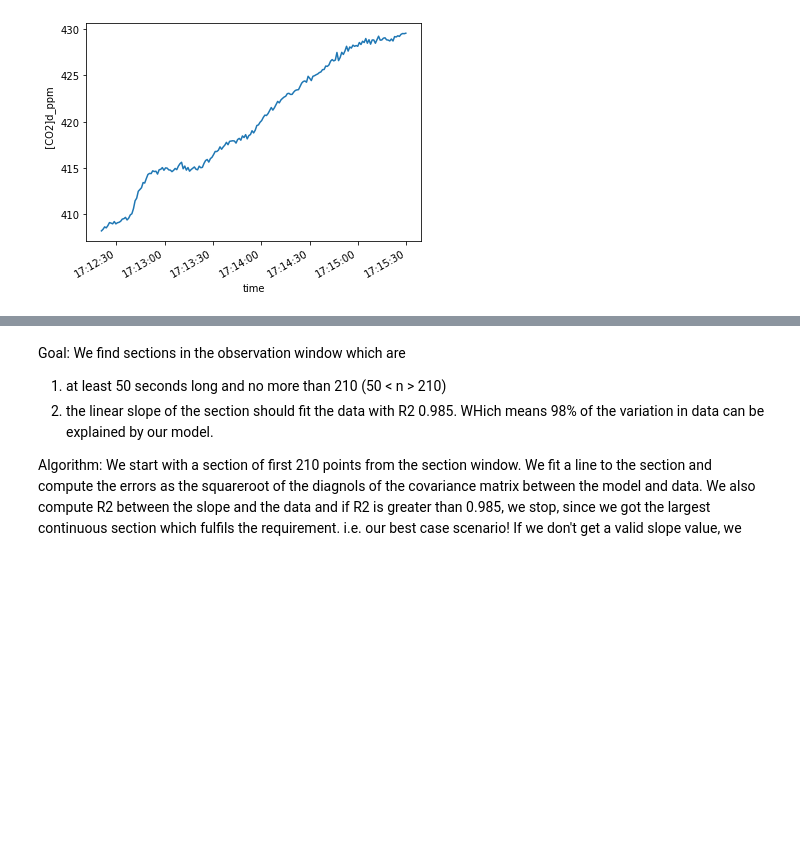
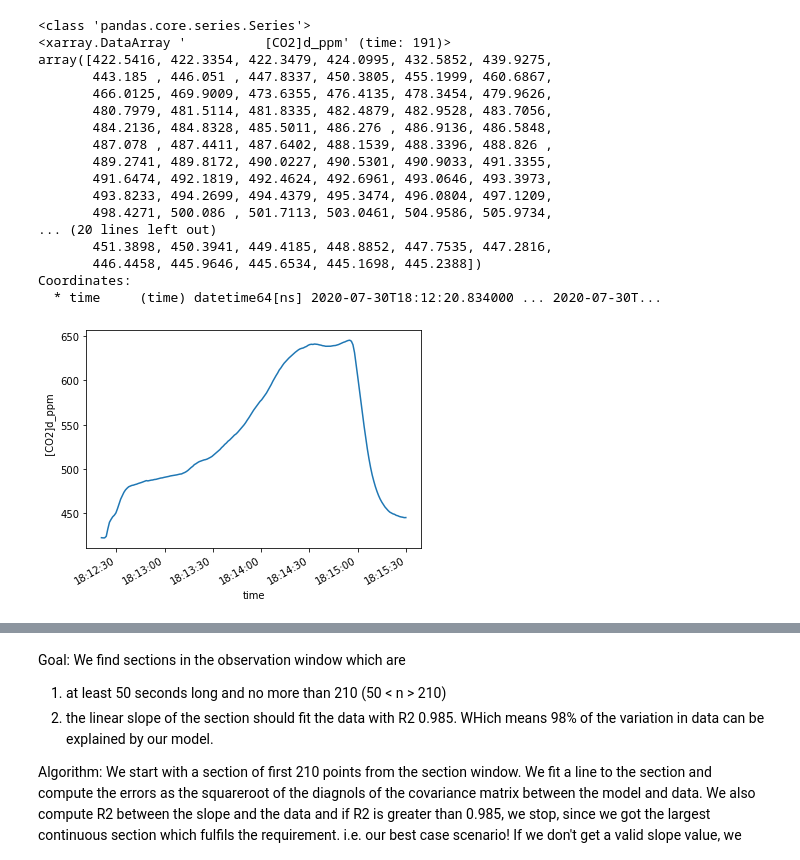
Before and after one commit to simonpeterson/methane, a Jupyter notebook: BTL_Collar_Monitring.ipynb, the cells around one changed output, grey strips where cells are left out. Drawn from its saved outputs; the diff is of its cells as text; code cells hidden in the pictures; blank space fills up the shorter version.

```diff
--- a/BTL_Collar_Monitring.ipynb
+++ b/BTL_Collar_Monitring.ipynb
@@ -5,7 +5,6 @@ import matplotlib.pyplot as plt
 import pandas as pd
 from pathlib import Path
 from math import *
-
 #########!!!INPUT!!!########!!!INPUT!!!####!!!INPUT!!!##################
 #########!!!INPUT!!!########!!!INPUT!!!####!!!INPUT!!!##################
 #Sample ID
@@ -24,7 +23,7 @@ xh = np.mean([34.5])-sub_d
 # #when partially submerged (non-collar measurements), comment out 1st "collar_h" (the one that subtracts the collar plunge depth, 3.53), and
 # #uncomment the 2nd "collar_h" with a mean of "0"
 #collar_h = meancollar-3.53
-#collar_h = np.mean([0])
+collar_h = np.mean([0])
 
 #Atmospheric Pressure (inHg)
 #https://www.wunderground.com/dashboard/pws/KAKFAIRB30/graph/2019-03-6/2019-03-6/daily
@@ -36,7 +35,7 @@ xh = np.mean([34.5])-sub_d
 #########!!!INPUT!!!########!!!INPUT!!!####!!!INPUT!!!##################
 #########!!!INPUT!!!########!!!INPUT!!!####!!!INPUT!!!##################
 #Pressure data from Big Trail Tower Data file(units of Pa)
-dfp = pd.read_csv(r'C:\Users\Simon\Documents\methane\June2019_T_P.csv', delimiter=',', parse_dates=[['date','time']])
+dfp = pd.read_csv(r'C:\Users\Simon\Documents\methane\inputs\weather_data\June2019_T_P.csv', delimiter=',', parse_dates=[['date','time']])
 P_Pa = dfp.loc[dfp['date_time'] == '6/11/2019 0:00','air_p_mean_Pa'].values
 ########################################################################
 
@@ -46,7 +45,7 @@ P_Pa = dfp.loc[dfp['date_time'] == '6/11/2019 0:00','air_p_mean_Pa'].values
 # Enter LGR data file path
 # Read the text file and select a time section
 #*****Sometimes "index_col = 1 instead of 0"********
-df = pd.read_csv(r'C:\Users\Simon\Documents\methane\gga_2020-07-30_f0001.txt', delimiter=',', header = 1, index_col = 1)
+df = pd.read_csv(r'C:\Users\Simon\Documents\methane\inputs\lgr\gga_2020-07-30_f0003.txt', delimiter=',', header = 1, index_col = 1)
 ########################################################################
 
 
@@ -54,37 +53,56 @@ df = pd.read_csv(r'C:\Users\Simon\Documents\methane\gga_2020-07-30_f0001.txt', d
 #########!!!INPUT!!!########!!!INPUT!!!####!!!INPUT!!!##################
 #Start and stop time of chamber measurment in HH:MM:SS (24-hour time)
 
-time0 = "17:12:20"
-time1 = "17:15:30"
+time0 = "18:12:20"
+time1 = "18:15:30"
 
 ########################################################################
 
 #########!!!INPUT!!!########!!!INPUT!!!####!!!INPUT!!!##################
 #########!!!INPUT!!!########!!!INPUT!!!####!!!INPUT!!!##################
 #
 # Don't forget to assign output log file at the end of this notebook!!!
 #
 ########################################################################
 
 df.index = pd.DatetimeIndex(df.index)
 df.index
 df.keys()
 df.head()
 
 
 #Choose data series (i.e. methane dry mole fraction and gas temperature, CH4d_ppm and GasT_C)
 ts          = df.between_time(start_time = "{}".format(time0), end_time = "{}".format(time1))['          [CO2]d_ppm']#.plot()
 temperature = df.between_time(start_time = "{}".format(time0), end_time = "{}".format(time1))['              GasT_C']#.plot()
 
-
+print(type(ts))
 #Plot the raw LGR data for the measurement window
 ts = xr.DataArray(ts, coords = [ts.index], dims = ['time'])
+type(ts)
+print(ts)
 ts.plot()
 
 temperature_mean = xr.DataArray(temperature, coords = [temperature.index], dims = ['time']).mean().data
 temperature_error = temperature.std() + 1
 # %% [output]
+<class 'pandas.core.series.Series'>
+<xarray.DataArray '          [CO2]d_ppm' (time: 191)>
+array([422.5416, 422.3354, 422.3479, 424.0995, 432.5852, 439.9275,
+       443.185 , 446.051 , 447.8337, 450.3805, 455.1999, 460.6867,
+       466.0125, 469.9009, 473.6355, 476.4135, 478.3454, 479.9626,
+       480.7979, 481.5114, 481.8335, 482.4879, 482.9528, 483.7056,
+       484.2136, 484.8328, 485.5011, 486.276 , 486.9136, 486.5848,
+       487.078 , 487.4411, 487.6402, 488.1539, 488.3396, 488.826 ,
+       489.2741, 489.8172, 490.0227, 490.5301, 490.9033, 491.3355,
+       491.6474, 492.1819, 492.4624, 492.6961, 493.0646, 493.3973,
+       493.8233, 494.2699, 494.4379, 495.3474, 496.0804, 497.1209,
+       498.4271, 500.086 , 501.7113, 503.0461, 504.9586, 505.9734,
+... (20 lines left out)
+       451.3898, 450.3941, 449.4185, 448.8852, 447.7535, 447.2816,
+       446.4458, 445.9646, 445.6534, 445.1698, 445.2388])
+Coordinates:
+  * time     (time) datetime64[ns] 2020-07-30T18:12:20.834000 ... 2020-07-30T...
-[figure, old version]
+[figure, new version]
 # %%
 df.head()
 # %% [output]
```
Also changed, not shown: parts of 5 cells of this notebook, 5 other files.
